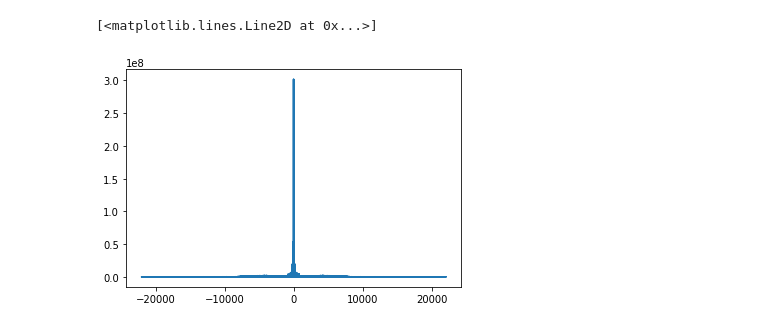
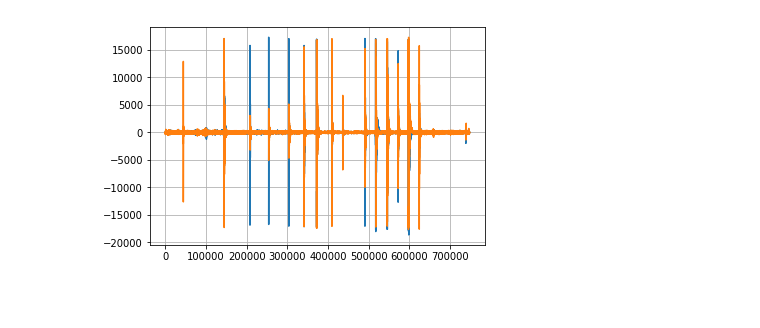
Before and after one commit to yutahaitsclass/workingspace, a Jupyter notebook: python/acoustic/music_communication/Untitled.ipynb, the cells around one changed output. Saved outputs shown, nothing was run; the diff lists cells and outputs as text; code cells hidden in the pictures; blank space fills up the shorter version.

```diff
--- a/python/acoustic/music_communication/Untitled.ipynb
+++ b/python/acoustic/music_communication/Untitled.ipynb
@@ -43,7 +9,15 @@ spec = np.fft.fft(sample)
-# %%
-#スペクトルをプロット表示
-freq = np.fft.fftfreq(sample.shape[0], 1.0/sound.frame_rate)
-plt.plot(freq, np.abs(spec))
-# %% [output]
-[<matplotlib.lines.Line2D at 0x...>]
-[figure, removed]
+# %%
+sound1 = AudioSegment.from_file("ZOOM0009_Tr1.WAV", "WAV")
+sound2 = AudioSegment.from_file("ZOOM0009_Tr3.WAV", "WAV")
+# %%
+# 音声データをリストで抽出
+list_sound1 = sound1.get_array_of_samples()
+list_sound2 = sound2.get_array_of_samples()
+
+# リストをグラフ化
+plt.plot(list_sound1)
+plt.plot(list_sound2)
+plt.grid()
+plt.show()
+# %% [output]
+[figure, added]
```
Also changed, not shown: parts of 14 cells of this notebook, 11 other files.
